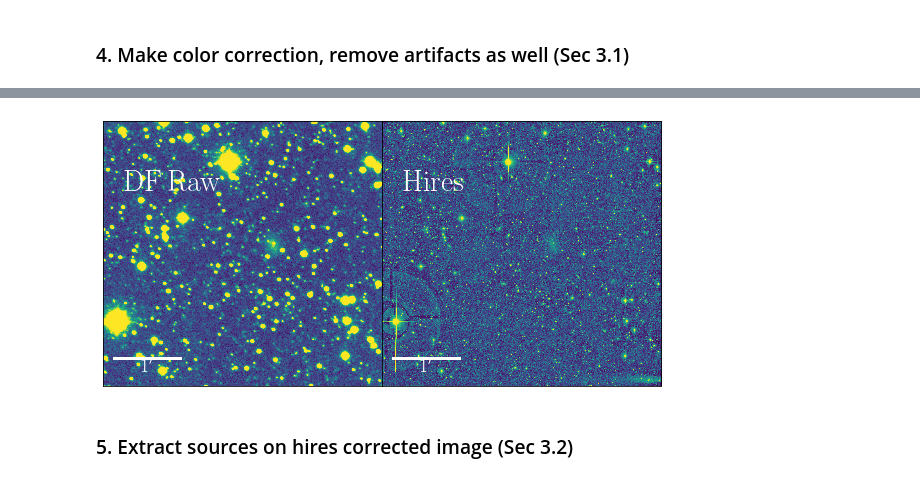
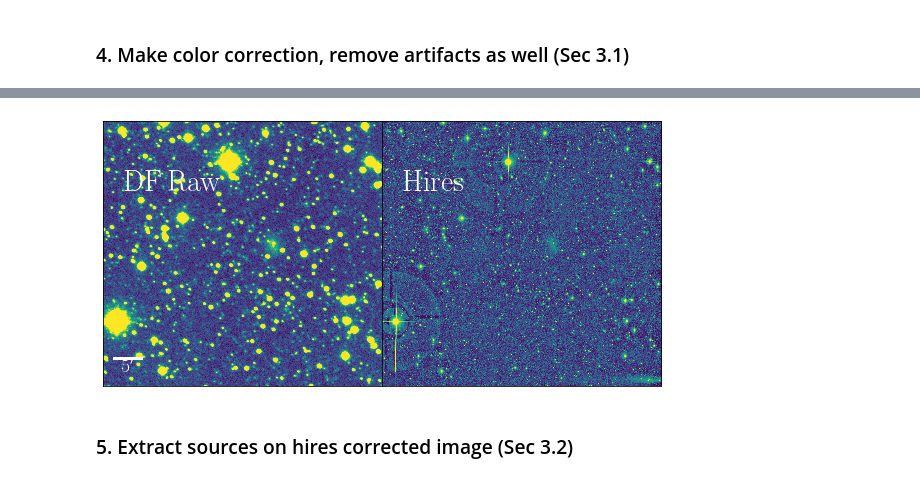
Before and after one commit to AstroJacobLi/mrf, a Jupyter notebook: examples/mrf-m101.ipynb, the cells around one changed output, grey strips where cells are left out. Cells and saved outputs as stored; diff of their text form; code cells hidden in the pictures.

```diff
--- a/examples/mrf-m101.ipynb
+++ b/examples/mrf-m101.ipynb
@@ -108,7 +112,7 @@ _, _, b_imflux = Flux_Model(hires_b.image, hires_b.header,
 logger.info('Build flux models on high-resolution images: Red band')
 logger.info('    - sigma = %.1f, minarea = %d', sigma, minarea)
 logger.info('    - deblend_cont = %.5f, deblend_nthres = %.1f', deblend_cont, deblend_nthresh)
-_, _, r_imflux = Flux_Model(hires_r.image, hires_b.header,
+_, _, r_imflux = Flux_Model(hires_r.image, hires_r.header,
                             sigma=sigma, minarea=minarea,
                             deblend_cont=deblend_cont,
                             deblend_nthresh=deblend_nthresh, save=True)
@@ -154,12 +162,12 @@ _ = hires_3.save_to_fits('_hires_{}.fits'.format(int(f_magnify)))
 # %%
 fig, [ax1, ax2] = plt.subplots(1, 2, figsize=(10, 5))
-display_single(df.image, ax=ax1,
-               scale_bar_length=61, add_text='DF\,Raw', text_y_offset=0.7)
+display_single(df.image, ax=ax1, pixel_scale=2.0 / f_magnify,
+               scale_bar_length=300, add_text='DF\,Raw', text_y_offset=0.7)
 display_single(hires_3.image, ax=ax2,
-               scale_bar_length=61, add_text='Hires', text_y_offset=0.7)
+               scale_bar=False, add_text='Hires', text_y_offset=0.7)
 plt.subplots_adjust(wspace=0)
 # %% [output]
-[figure, old version]
+[figure, new version]
 # %% [markdown]
 ### 5. Extract sources on hires corrected image (Sec 3.2)
 # %%
```
Also changed, not shown: parts of 16 cells of this notebook, 2 other files.
